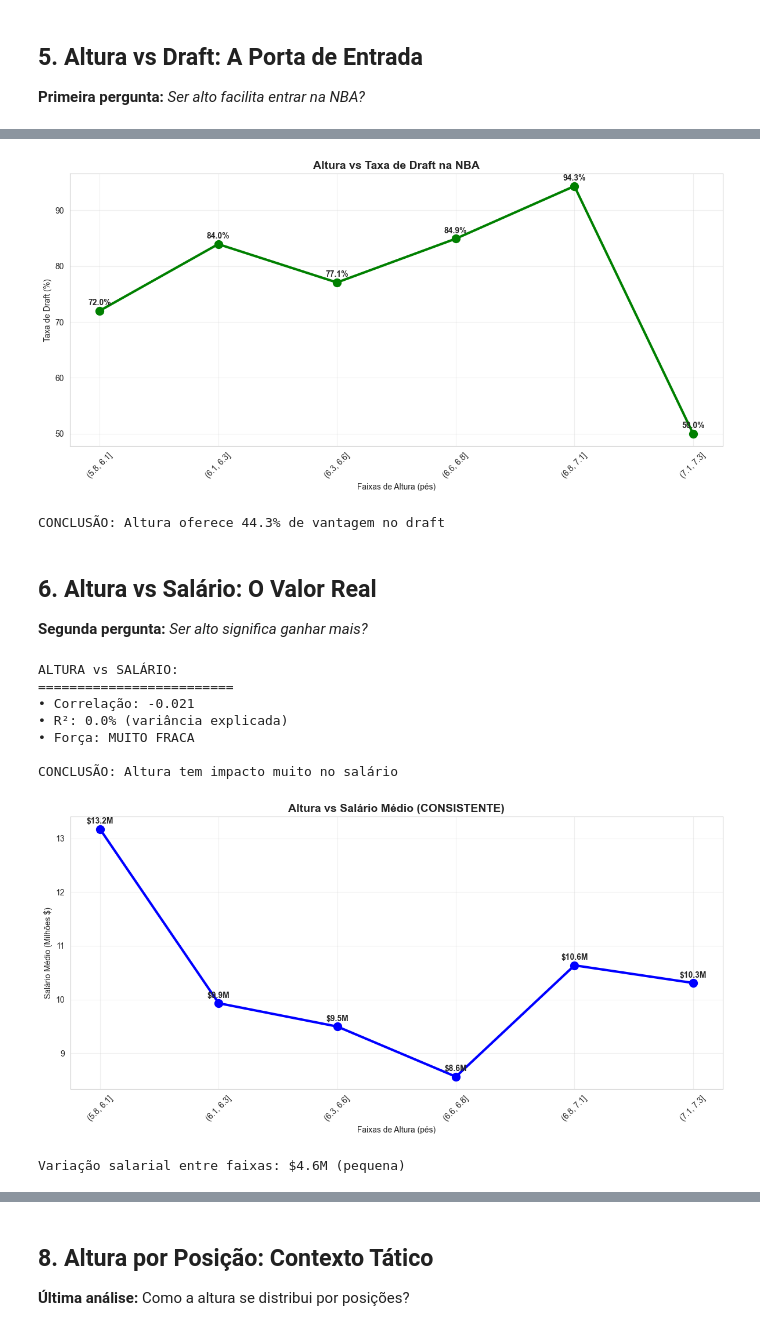
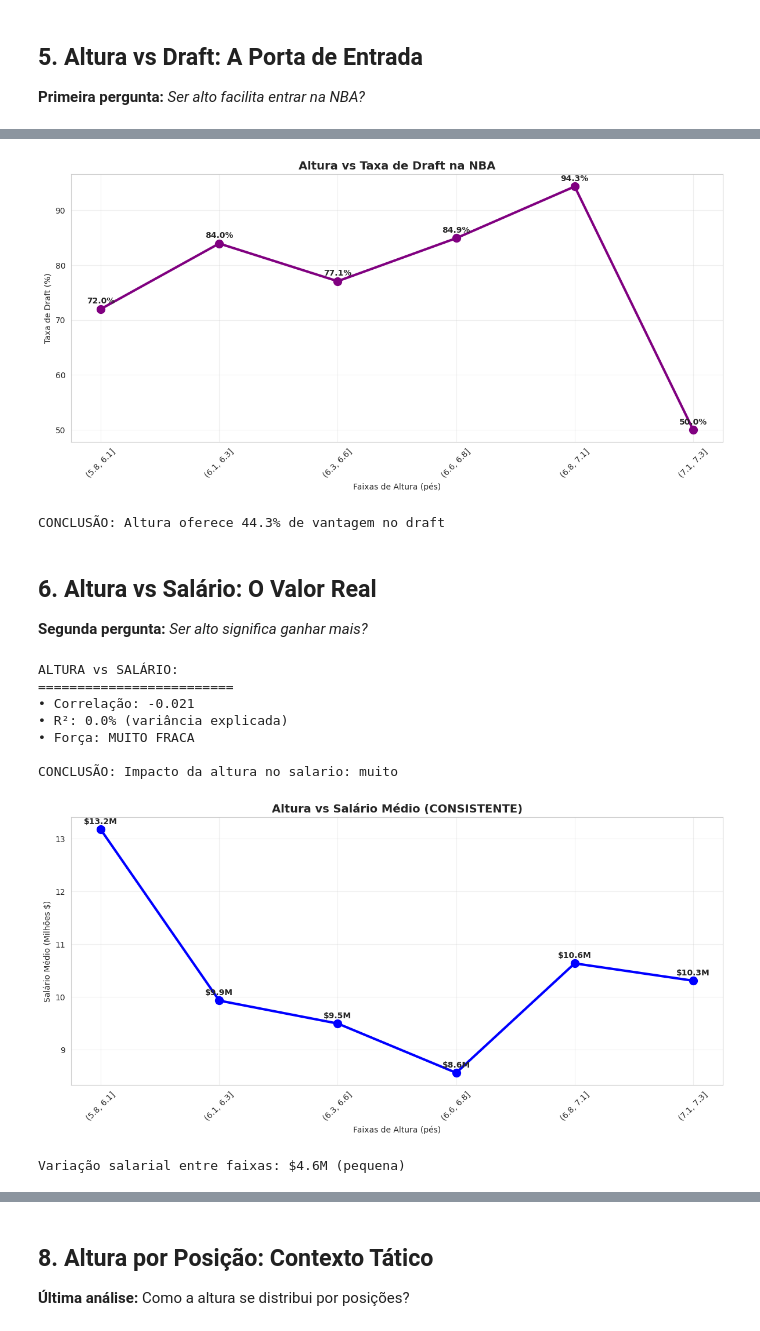
Before and after one commit to nise1301/NBA_stats, a Jupyter notebook: NBA_EDA.ipynb, the cells around one changed output, grey strips where cells are left out. Cells and saved outputs as stored; diff of their text form; code cells hidden in the pictures.

```diff
--- a/NBA_EDA.ipynb
+++ b/NBA_EDA.ipynb
@@ -34,3 +31,5 @@ Colunas: ['year', 'name', 'playerId', 'playerSlug', 'positionId', 'teamId', 'sta
+# %%
+df = pd.read_csv('/content/drive/MyDrive/Colab_Notebooks/Int_Ciencia_Dados/nba_stats.csv')
 # %% [markdown]
 ## 2. Exploração Inicial
 # %%
@@ -177,30 +142,30 @@ Altura FACILITA o draft!
 # %%
-# Gráfico: Taxa de Draft por Altura - PADRONIZADO (6 faixas)
+# Gráfico: Taxa de Draft por Altura
 dados['faixa_altura'] = pd.cut(dados['altura_pes'], bins=6, precision=1)
 draft_por_altura = dados.groupby('faixa_altura')['foi_draftado'].agg(['count', 'mean']).reset_index()
 draft_por_altura.columns = ['faixa_altura', 'total', 'taxa_draft']
 
 plt.figure(figsize=(12, 6))
 faixas = [str(f) for f in draft_por_altura['faixa_altura']]
 taxas = draft_por_altura['taxa_draft'] * 100
 
-plt.plot(range(len(faixas)), taxas, marker='o', linewidth=3, markersize=10, color='green')
+plt.plot(range(len(faixas)), taxas, marker='o', linewidth=3, markersize=10, color='purple')
 plt.xlabel('Faixas de Altura (pés)')
 plt.ylabel('Taxa de Draft (%)')
 plt.title('Altura vs Taxa de Draft na NBA', fontsize=14, fontweight='bold')
 plt.xticks(range(len(faixas)), faixas, rotation=45)
 plt.grid(True, alpha=0.3)
 
 # Valores nos pontos
 for i, valor in enumerate(taxas):
     plt.text(i, valor + 1, f'{valor:.1f}%', ha='center', fontweight='bold')
 
 plt.tight_layout()
 plt.show()
 
 print(f"CONCLUSÃO: Altura oferece {taxas.max() - taxas.min():.1f}% de vantagem no draft")
 # %% [output]
-[figure, old version]
+[figure, new version]
 CONCLUSÃO: Altura oferece 44.3% de vantagem no draft
 # %% [markdown]
 ## 6. Altura vs Salário: O Valor Real
@@ -215,6 +180,8 @@ print("=" * 25)
 print(f"• Correlação: {correlacao_salario:.3f}")
 print(f"• R²: {correlacao_salario**2:.1%} (variância explicada)")
 
+# A função abs() em Python retorna o valor absoluto (magnitude) de um número, ignorando seu sinal.
+
 if abs(correlacao_salario) < 0.1:
     interpretacao = "MUITO FRACA"
 elif abs(correlacao_salario) < 0.3:
@@ -223,7 +190,7 @@ else:
     interpretacao = "MODERADA"
 
 print(f"• Força: {interpretacao}")
-print(f"\nCONCLUSÃO: Altura tem impacto {interpretacao.split()[0].lower()} no salário")
+print(f"\nCONCLUSÃO: Impacto da altura no salario: {interpretacao.split()[0].lower()}")
 # %% [output]
 ALTURA vs SALÁRIO:
 =========================
@@ -231,10 +198,10 @@ ALTURA vs SALÁRIO:
 • R²: 0.0% (variância explicada)
 • Força: MUITO FRACA
 
-CONCLUSÃO: Altura tem impacto muito no salário
+CONCLUSÃO: Impacto da altura no salario: muito
 # %%
-# Gráfico: Salário médio por faixa de altura - PADRONIZADO (6 faixas)
-# Usar faixas consistentes com o draft
+# Gráfico: Salário médio por faixa de altura
+
 salario_por_altura = dados.groupby('faixa_altura')['salary_num'].mean().reset_index()
 
 plt.figure(figsize=(12, 6))
@@ -258,6 +225,6 @@ plt.show()
 variacao_salario = salarios_medios.max() - salarios_medios.min()
 print(f"Variação salarial entre faixas: ${variacao_salario:.1f}M (pequena)")
 # %% [output]
-[figure, old version]
+[figure, new version]
 Variação salarial entre faixas: $4.6M (pequena)
 # %% [markdown]
```
Also changed, not shown: parts of 17 cells of this notebook.
